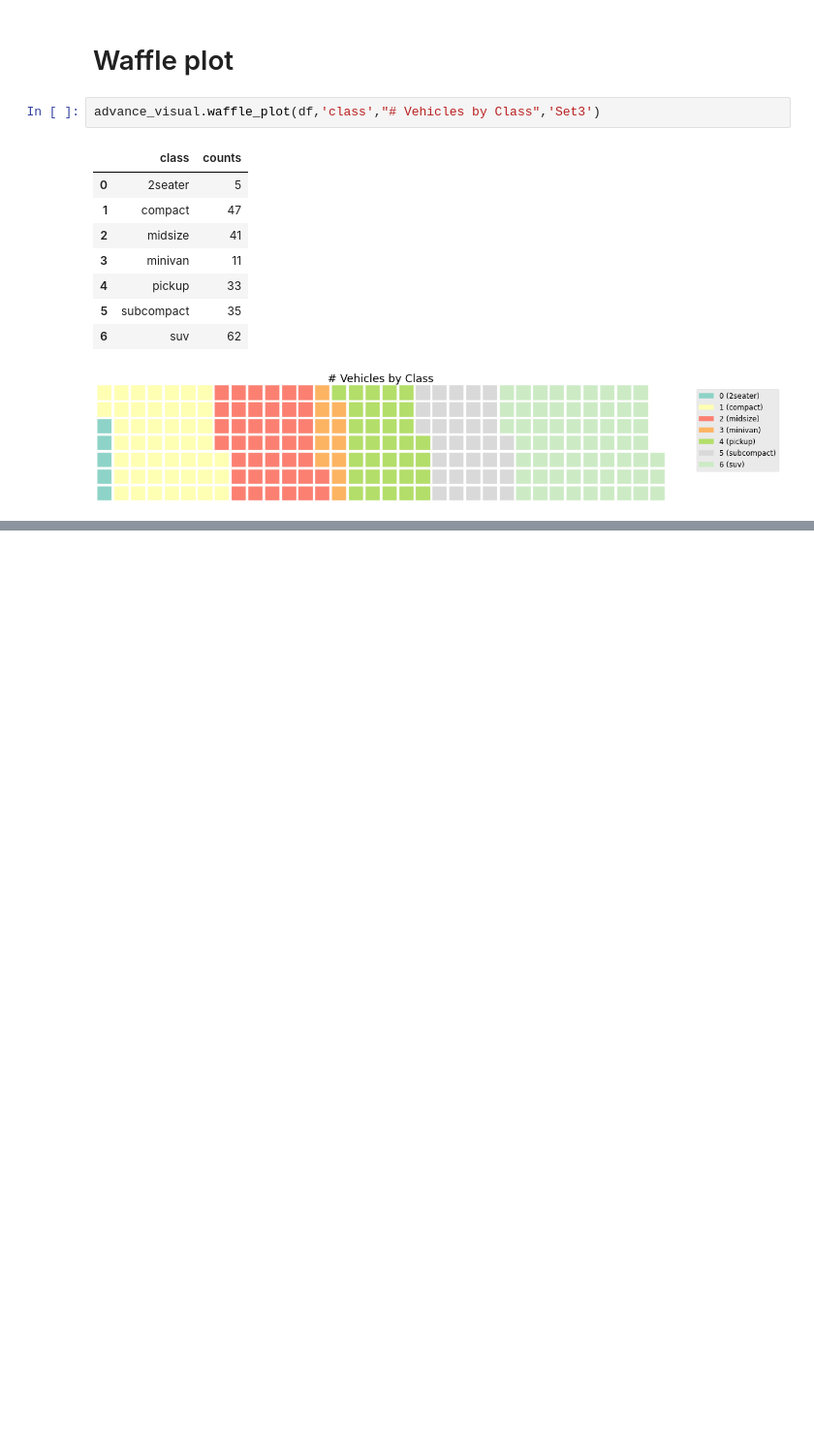
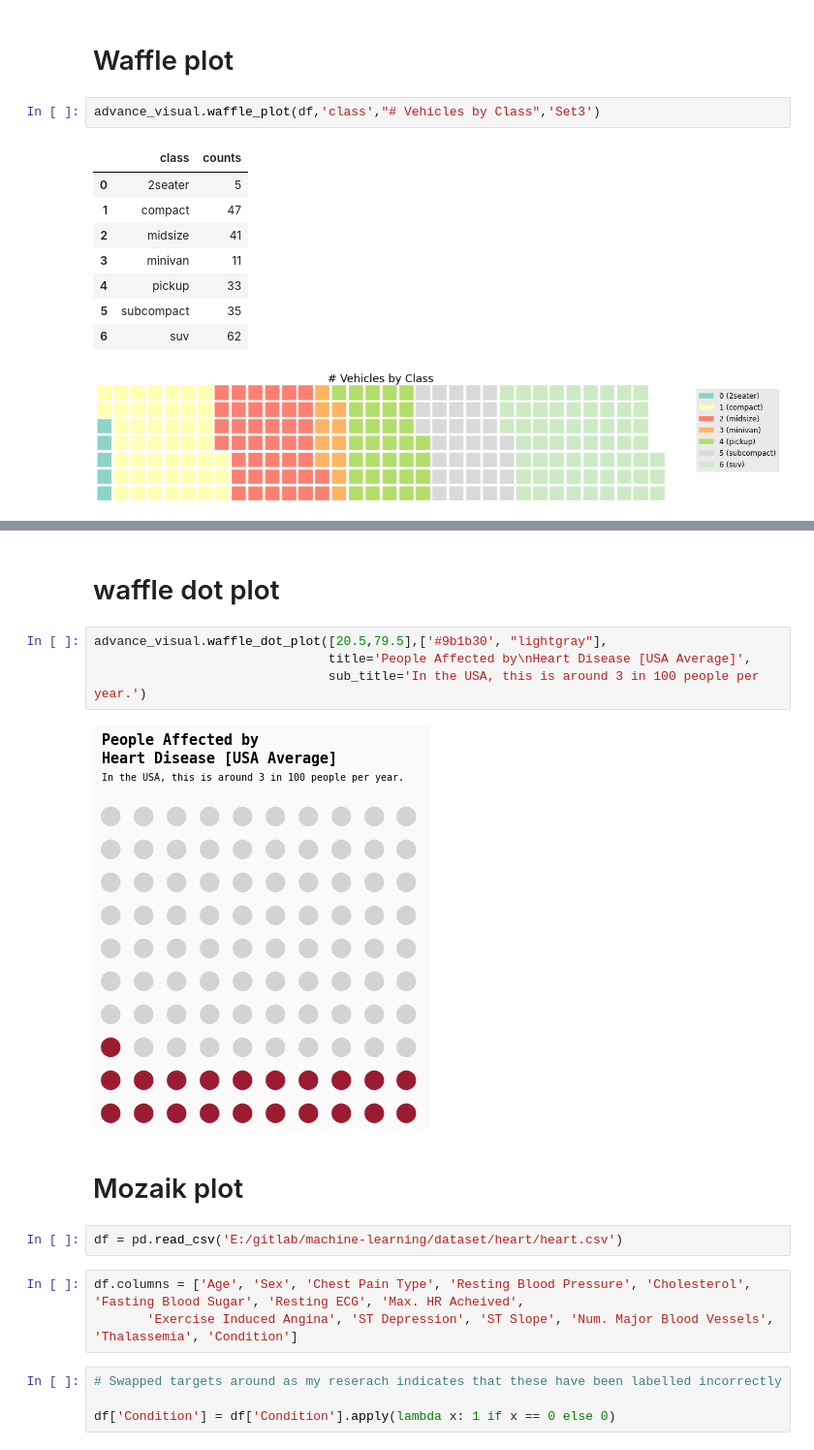
Before and after one commit to imanursar/Machine-Learning-Notes, a Jupyter notebook: Custom Function/Advance Visual Function.ipynb, the cells around one changed output, grey strips where cells are left out. Shown at 97% size. Saved outputs shown, nothing was run; the diff lists cells and outputs as text; blank space fills up the shorter version.

```diff
--- a/Custom Function/Advance Visual Function.ipynb
+++ b/Custom Function/Advance Visual Function.ipynb
@@ -270,0 +323,19 @@ advance_visual.waffle_plot(df,'class',"# Vehicles by Class",'Set3')
+# %% [markdown]
+# waffle dot plot
+# %%
+advance_visual.waffle_dot_plot([20.5,79.5],['#9b1b30', "lightgray"],
+                               title='People Affected by\nHeart Disease [USA Average]',
+                               sub_title='In the USA, this is around 3 in 100 people per year.')
+# %% [output]
+[figure, added]
+# %% [markdown]
+# Mozaik plot
+# %%
+df = pd.read_csv('E:/gitlab/machine-learning/dataset/heart/heart.csv')
+# %%
+df.columns = ['Age', 'Sex', 'Chest Pain Type', 'Resting Blood Pressure', 'Cholesterol', 'Fasting Blood Sugar', 'Resting ECG', 'Max. HR Acheived',
+       'Exercise Induced Angina', 'ST Depression', 'ST Slope', 'Num. Major Blood Vessels', 'Thalassemia', 'Condition']
+# %%
+# Swapped targets around as my reserach indicates that these have been labelled incorrectly
+
+df['Condition'] = df['Condition'].apply(lambda x: 1 if x == 0 else 0)
```
Also changed, not shown: parts of 12 cells of this notebook.
